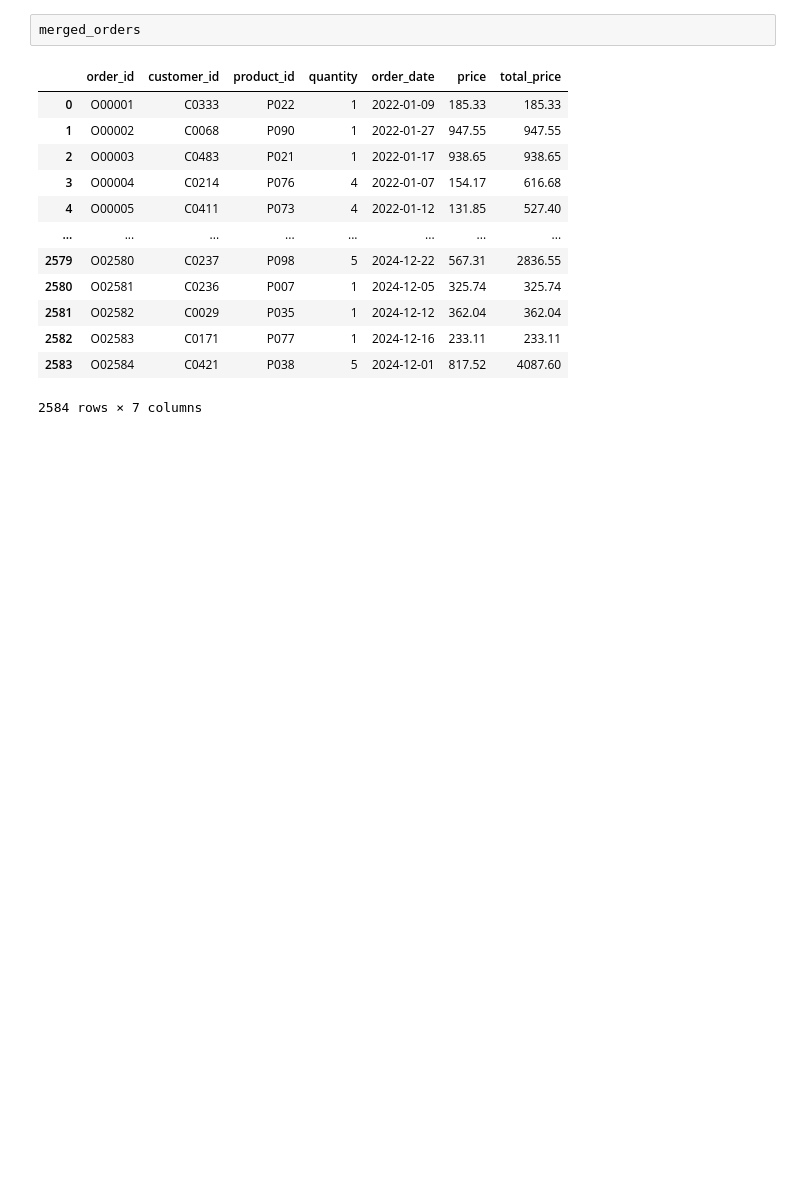
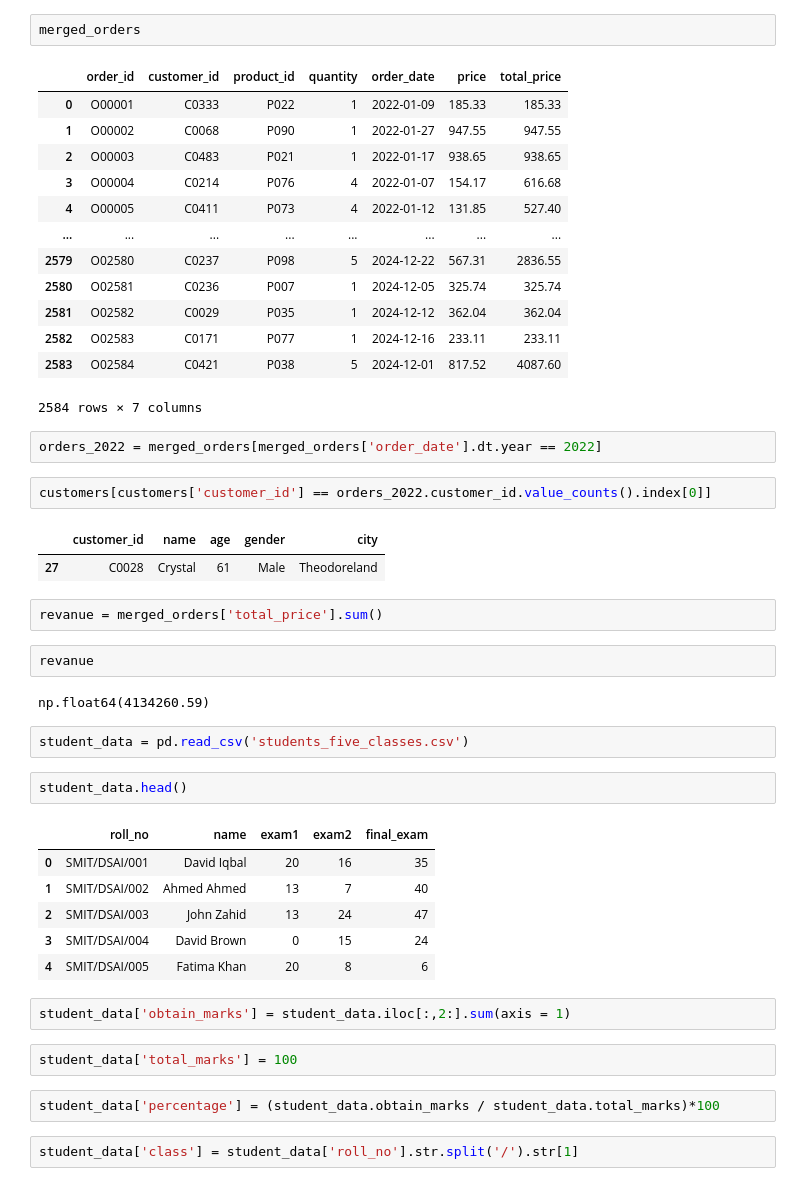
Before and after one commit to memonY49/SMIT-02-2025-AI-Data-Science-Yasir-B, a Jupyter notebook: ecommerce/Untitled.ipynb, the cells around one changed output. Drawn from its saved outputs; the diff is of its cells as text; blank space fills up the shorter version.

```diff
--- a/ecommerce/Untitled.ipynb
+++ b/ecommerce/Untitled.ipynb
@@ -73,3 +73,35 @@ merged_orders
 | 2582 | O02583 | C0171 | P077 | 1 | 2024-12-16 | 233.11 | 233.11 |
 | 2583 | O02584 | C0421 | P038 | 5 | 2024-12-01 | 817.52 | 4087.60 |
 2584 rows × 7 columns
+# %%
+orders_2022 = merged_orders[merged_orders['order_date'].dt.year == 2022]
+# %%
+customers[customers['customer_id'] == orders_2022.customer_id.value_counts().index[0]]
+# %% [output]
+|  | customer_id | name | age | gender | city |
+| 27 | C0028 | Crystal | 61 | Male | Theodoreland |
+# %%
+revanue = merged_orders['total_price'].sum()
+# %%
+revanue
+# %% [output]
+np.float64(4134260.59)
+# %%
+student_data = pd.read_csv('students_five_classes.csv')
+# %%
+student_data.head()
+# %% [output]
+|  | roll_no | name | exam1 | exam2 | final_exam |
+| 0 | SMIT/DSAI/001 | David Iqbal | 20 | 16 | 35 |
+| 1 | SMIT/DSAI/002 | Ahmed Ahmed | 13 | 7 | 40 |
+| 2 | SMIT/DSAI/003 | John Zahid | 13 | 24 | 47 |
+| 3 | SMIT/DSAI/004 | David Brown | 0 | 15 | 24 |
+| 4 | SMIT/DSAI/005 | Fatima Khan | 20 | 8 | 6 |
+# %%
+student_data['obtain_marks'] = student_data.iloc[:,2:].sum(axis = 1)
+# %%
+student_data['total_marks'] = 100
+# %%
+student_data['percentage'] = (student_data.obtain_marks / student_data.total_marks)*100
+# %%
+student_data['class'] = student_data['roll_no'].str.split('/').str[1]
```
Also changed, not shown: parts of 7 cells of this notebook, 5 other files.
